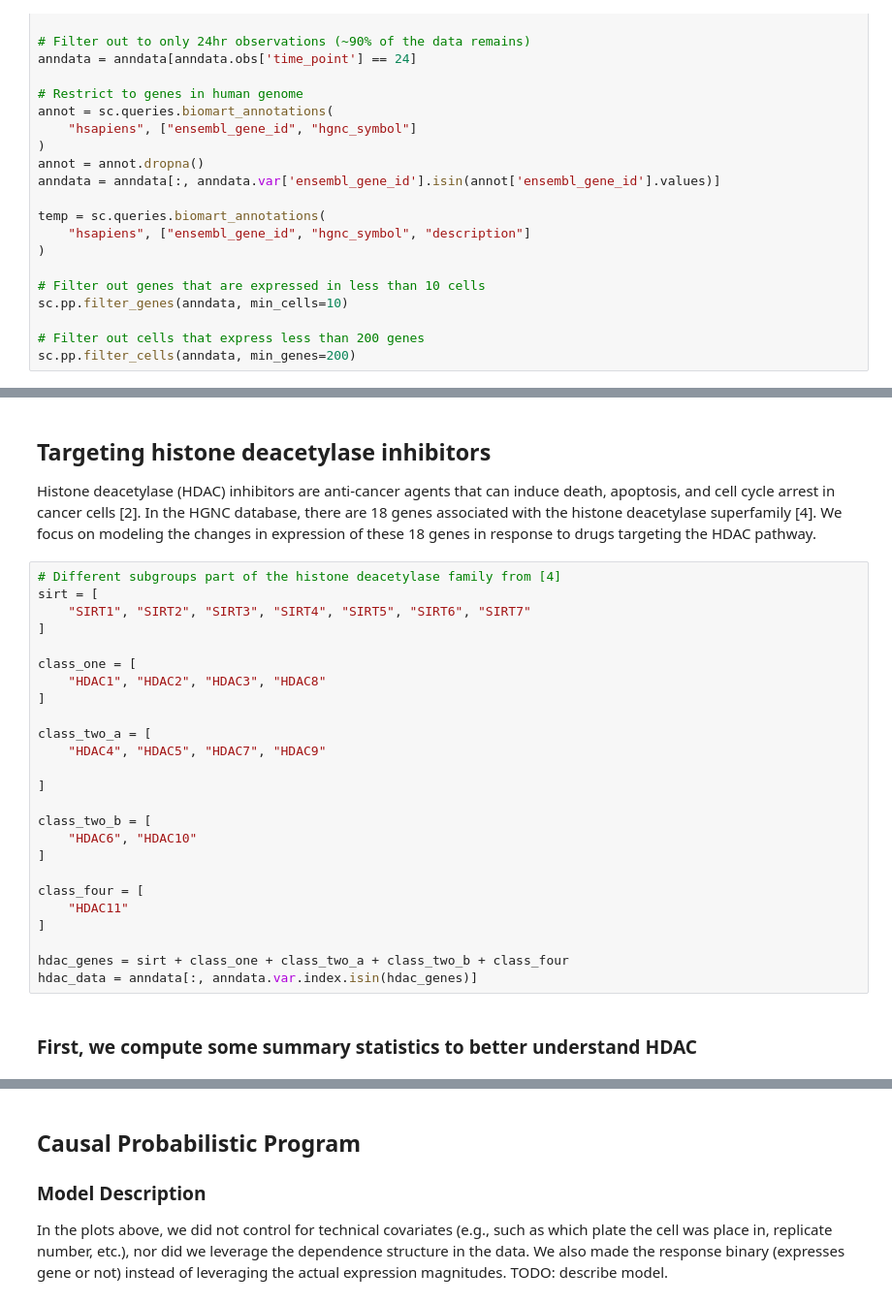
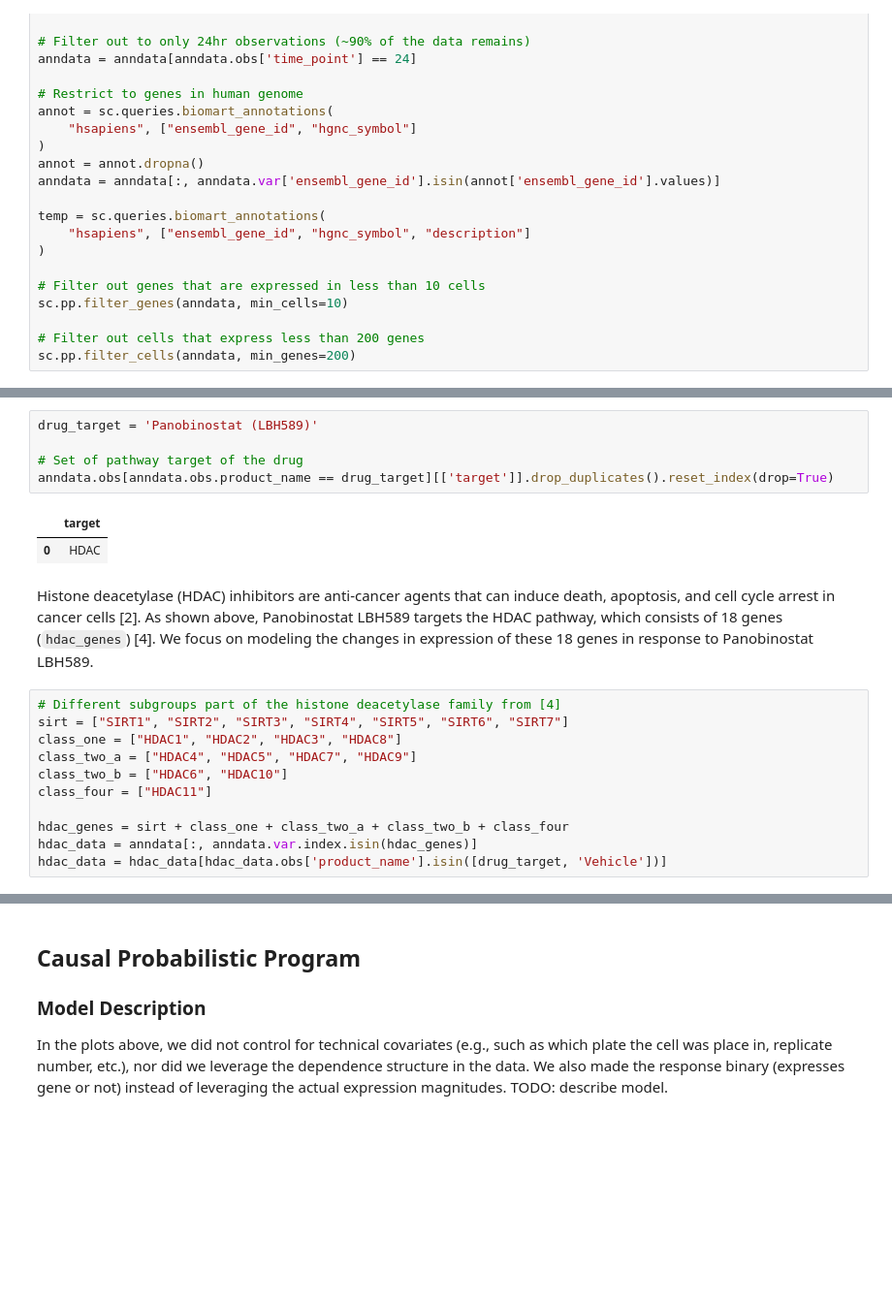
Before and after one commit to BasisResearch/chirho, a Jupyter notebook: docs/source/sciplex.ipynb, the cells around one changed output, grey strips where cells are left out. Shown at 97% size. Cells and saved outputs as stored; diff of their text form; blank space fills up the shorter version.

```diff
--- a/docs/source/sciplex.ipynb
+++ b/docs/source/sciplex.ipynb
@@ -127,31 +110,21 @@ dtype: float64
+# %%
+drug_target = 'Panobinostat (LBH589)'
+
+# Set of pathway target of the drug
+anndata.obs[anndata.obs.product_name == drug_target][['target']].drop_duplicates().reset_index(drop=True)
+# %% [output]
+|  | target |
+| 0 | HDAC |
 # %% [markdown]
-## Targeting histone deacetylase inhibitors
-
-Histone deacetylase (HDAC) inhibitors are anti-cancer agents that can induce death, apoptosis, and cell cycle arrest in cancer cells [2]. In the HGNC database, there are 18 genes associated with the histone deacetylase superfamily [4]. We focus on modeling the changes in  expression of these 18 genes in response to drugs targeting the HDAC pathway.
+Histone deacetylase (HDAC) inhibitors are anti-cancer agents that can induce death, apoptosis, and cell cycle arrest in cancer cells [2]. As shown above, Panobinostat LBH589 targets the HDAC pathway, which consists of 18 genes (`hdac_genes`) [4]. We focus on modeling the changes in  expression of these 18 genes in response to Panobinostat LBH589.
 # %%
 # Different subgroups part of the histone deacetylase family from [4]
-sirt = [
-    "SIRT1", "SIRT2", "SIRT3", "SIRT4", "SIRT5", "SIRT6", "SIRT7"
-]
-
-class_one = [
-    "HDAC1", "HDAC2", "HDAC3", "HDAC8"
-]
-
-class_two_a = [
-    "HDAC4", "HDAC5", "HDAC7", "HDAC9"
-
-]
-
-class_two_b = [
-    "HDAC6", "HDAC10"
-]
-
-class_four = [
-    "HDAC11"
-]
+sirt = ["SIRT1", "SIRT2", "SIRT3", "SIRT4", "SIRT5", "SIRT6", "SIRT7"]
+class_one = ["HDAC1", "HDAC2", "HDAC3", "HDAC8"]
+class_two_a = ["HDAC4", "HDAC5", "HDAC7", "HDAC9"]
+class_two_b = ["HDAC6", "HDAC10"]
+class_four = ["HDAC11"]
 
 hdac_genes = sirt + class_one + class_two_a + class_two_b + class_four
 hdac_data = anndata[:, anndata.var.index.isin(hdac_genes)]
+hdac_data = hdac_data[hdac_data.obs['product_name'].isin([drug_target, 'Vehicle'])]
-# %% [markdown]
-### First, we compute some summary statistics to better understand HDAC
```
Also changed, not shown: parts of 36 cells of this notebook.
